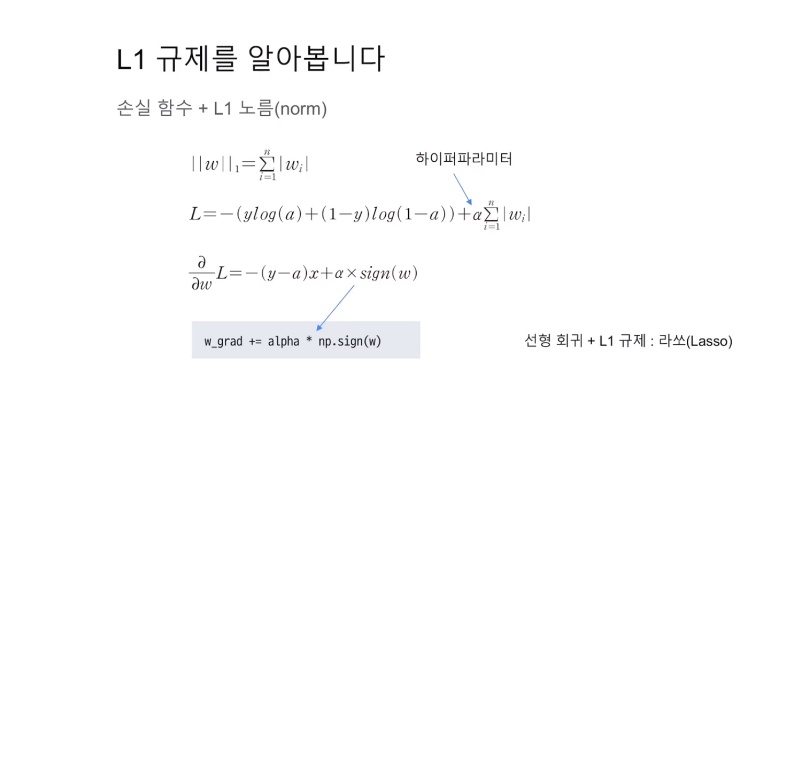
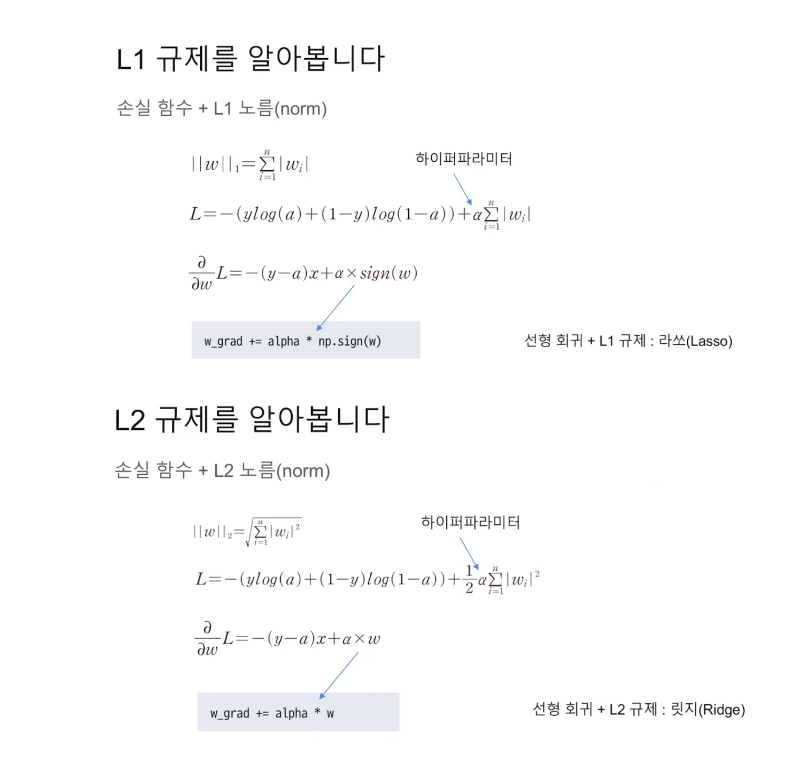
Before and after one commit to nejukmaster/Do-it-ML, a Jupyter notebook: 5장 훈련 최적화.ipynb, the cells around one changed output. Cells and saved outputs as stored; diff of their text form; code cells hidden in the pictures; blank space fills up the shorter version.

Commit message:
Colaboratory를 통해 생성됨

```diff
--- a/5장 훈련 최적화.ipynb
+++ b/5장 훈련 최적화.ipynb
@@ -287,3 +287,7 @@ Image('/gdrive/My Drive/Colab Notebooks/Images/L1규제.png')
 #밑에서 하이퍼 파라미터는 모델에서 인자로 받아 사용자가 직접 설정하는 값을 의미한다.
 # %% [output]
 [figure]
+# %%
+Image('/gdrive/My Drive/Colab Notebooks/Images/L2규제.png')
+# %% [output]
+[figure, added]
```
Also changed, not shown: parts of 6 cells of this notebook.
